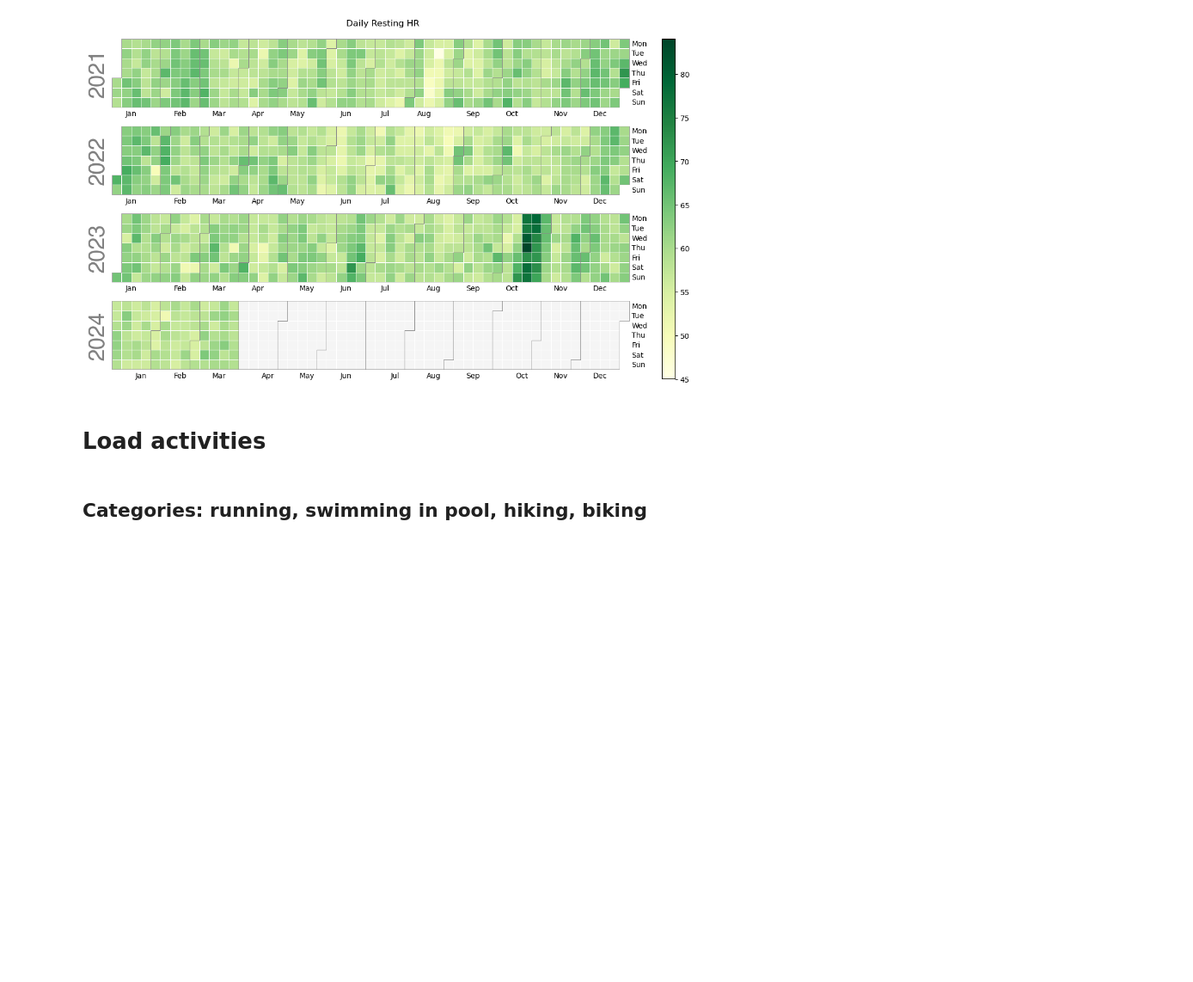
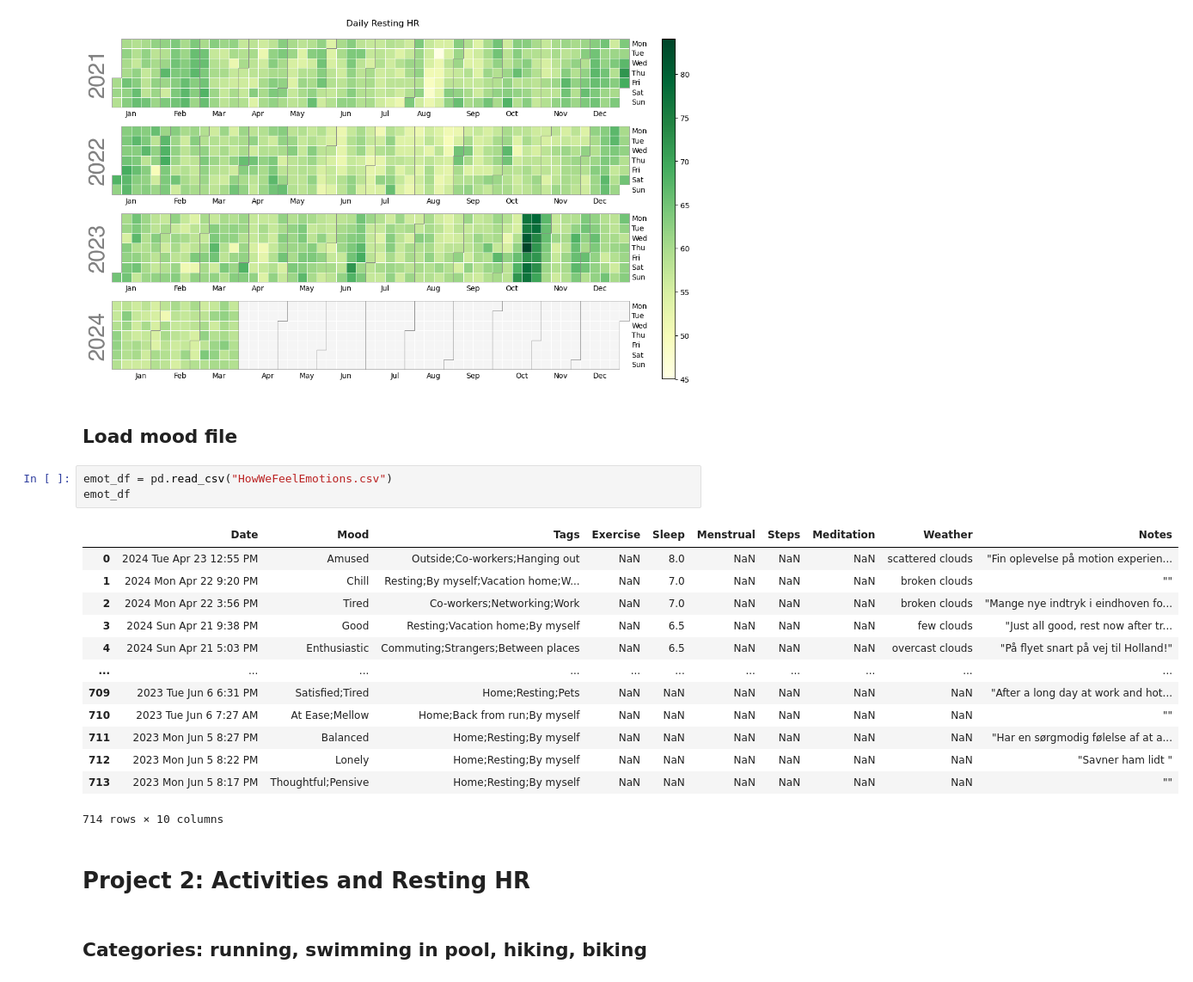
Before and after one commit to cats-and-the-city/playground, a Jupyter notebook: GarminDataStressWellnessActivities.ipynb, the cells around one changed output. Shown: that part at 86% size. Cells and saved outputs as stored; diff of their text form; blank space fills up the shorter version.

```diff
--- a/GarminDataStressWellnessActivities.ipynb
+++ b/GarminDataStressWellnessActivities.ipynb
@@ -429,7 +533,26 @@ plt.show()
 # %% [output]
 [figure]
 # %% [markdown]
-# Load activities
+## Load mood file
+# %%
+emot_df = pd.read_csv("HowWeFeelEmotions.csv")
+emot_df
+# %% [output]
+|  | Date | Mood | Tags | Exercise | Sleep | Menstrual | Steps | Meditation | Weather | Notes |
+| 0 | 2024 Tue Apr 23 12:55 PM | Amused | Outside;Co-workers;Hanging out | NaN | 8.0 | NaN | NaN | NaN | scattered clouds | "Fin oplevelse på motion experien... |
+| 1 | 2024 Mon Apr 22 9:20 PM | Chill | Resting;By myself;Vacation home;W... | NaN | 7.0 | NaN | NaN | NaN | broken clouds | "" |
+| 2 | 2024 Mon Apr 22 3:56 PM | Tired | Co-workers;Networking;Work | NaN | 7.0 | NaN | NaN | NaN | broken clouds | "Mange nye indtryk i eindhoven fo... |
+| 3 | 2024 Sun Apr 21 9:38 PM | Good | Resting;Vacation home;By myself | NaN | 6.5 | NaN | NaN | NaN | few clouds | "Just all good, rest now after tr... |
+| 4 | 2024 Sun Apr 21 5:03 PM | Enthusiastic | Commuting;Strangers;Between places | NaN | 6.5 | NaN | NaN | NaN | overcast clouds | "På flyet snart på vej til Holland!" |
+| ... | ... | ... | ... | ... | ... | ... | ... | ... | ... | ... |
+| 709 | 2023 Tue Jun 6 6:31 PM | Satisfied;Tired | Home;Resting;Pets | NaN | NaN | NaN | NaN | NaN | NaN | "After a long day at work and hot... |
+| 710 | 2023 Tue Jun 6 7:27 AM | At Ease;Mellow | Home;Back from run;By myself | NaN | NaN | NaN | NaN | NaN | NaN | "" |
+| 711 | 2023 Mon Jun 5 8:27 PM | Balanced | Home;Resting;By myself | NaN | NaN | NaN | NaN | NaN | NaN | "Har en sørgmodig følelse af at a... |
+| 712 | 2023 Mon Jun 5 8:22 PM | Lonely | Home;Resting;By myself | NaN | NaN | NaN | NaN | NaN | NaN | "Savner ham lidt " |
+| 713 | 2023 Mon Jun 5 8:17 PM | Thoughtful;Pensive | Home;Resting;By myself | NaN | NaN | NaN | NaN | NaN | NaN | "" |
+714 rows × 10 columns
+# %% [markdown]
+# Project 2: Activities and Resting HR
 # %% [markdown]
 ## Categories: running, swimming in pool, hiking, biking
 # %%
```
Also changed, not shown: parts of 16 cells of this notebook.
